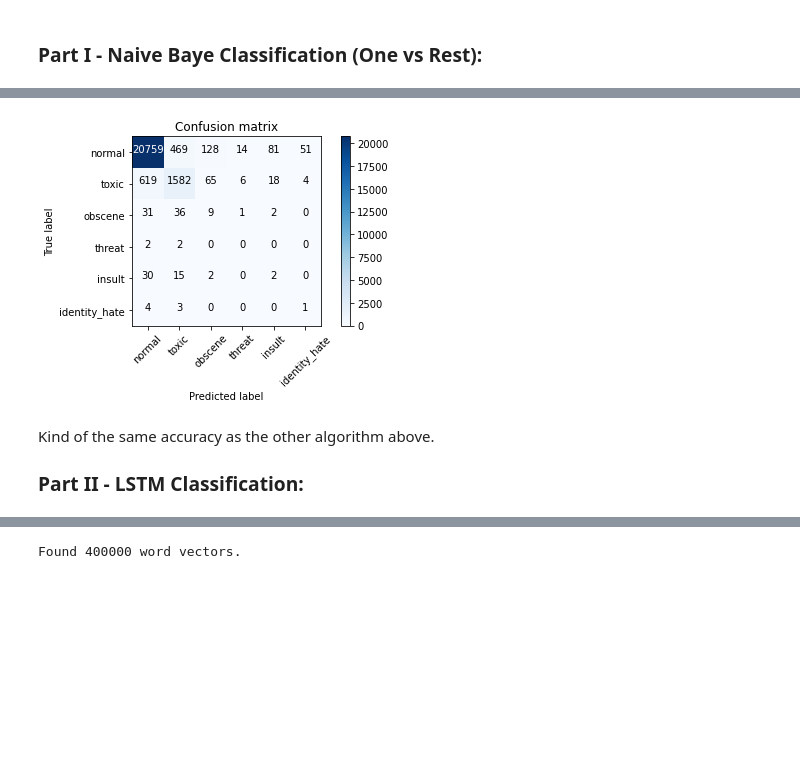
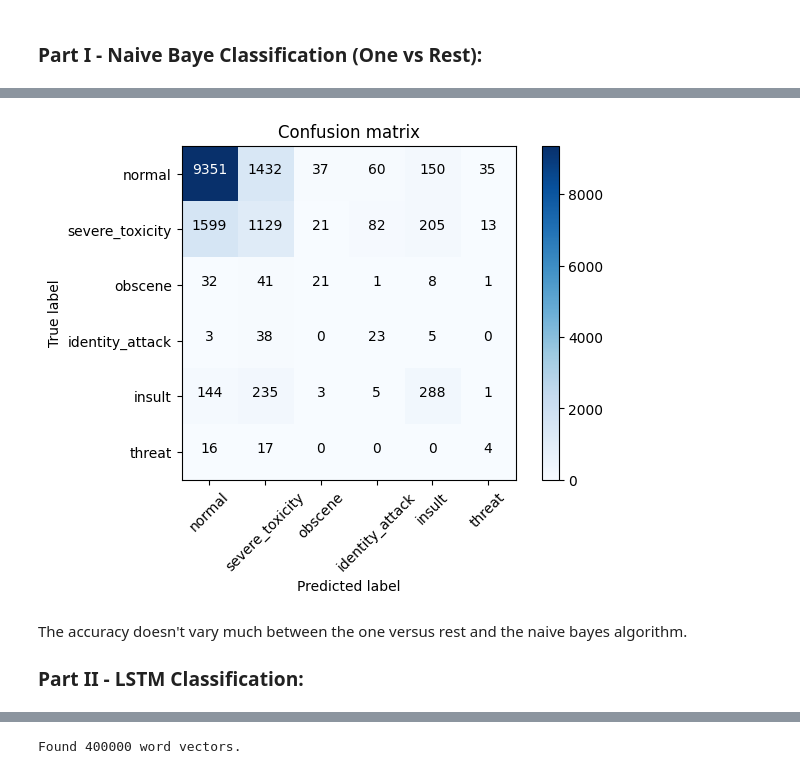
Before and after one commit to SerenaTetart/NLP_Classification, a Jupyter notebook: toxicComments.ipynb, the cells around one changed output, grey strips where cells are left out. Drawn from its saved outputs; the diff is of its cells as text; code cells hidden in the pictures; blank space fills up the shorter version.

```diff
--- a/toxicComments.ipynb
+++ b/toxicComments.ipynb
@@ -15,10 +53,23 @@ import matplotlib.pyplot as plt
 from nltk.stem import SnowballStemmer
 from sklearn.model_selection import train_test_split
 
-LIST_LABEL = ["toxic", "obscene", "threat", "insult", "identity_hate"]
-data = pd.read_csv(os.path.join("toxicComments.csv"))
-data['normal'] = (data.iloc[:, 2:].max(axis=1) == 0)
-data['label'] = (data.iloc[:, 2:] == 1).idxmax(1)
-data.drop(columns=['normal', 'severe_toxic'], inplace=True)
-data.head()
+LIST_LABEL = ["severe_toxicity", "obscene", "identity_attack", "insult", "threat"]
+data = pd.read_csv(os.path.join("train.csv"))
+
+data.drop(columns=['target', 'asian', 'atheist', 'bisexual',
+       'black', 'buddhist', 'christian', 'female', 'heterosexual', 'hindu',
+       'homosexual_gay_or_lesbian', 'intellectual_or_learning_disability',
+       'jewish', 'latino', 'male', 'muslim', 'other_disability',
+       'other_gender', 'other_race_or_ethnicity', 'other_religion',
+       'other_sexual_orientation', 'physical_disability',
+       'psychiatric_or_mental_illness', 'transgender', 'white', 'created_date',
+       'publication_id', 'parent_id', 'article_id', 'rating', 'funny', 'wow',
+       'sad', 'likes', 'disagree', 'sexual_explicit',
+       'identity_annotator_count', 'toxicity_annotator_count'], inplace=True)
+
+data = data.iloc[:100000,:]
+data['normal'] = (data.iloc[:, 2::].max(axis=1) == 0)
+data['label'] = (data.iloc[:, 2::] >= 0.5).idxmax(1)
+data.drop(columns=['normal'])
+data.info()
 # %% [output]
@@ -98,7 +158,7 @@ def NB_preprocessing_OneVSR(data):
     X = [NB_text_processing(txt) for txt in X]
     cv = CountVectorizer(max_features = 5000)
     X = cv.fit_transform(X).toarray()
-    Y = data[LIST_LABEL+['label']]
+    Y = data['label'].tolist()
 
     x_train, x_test, y_train, y_test = train_test_split(X,Y,test_size=0.15,train_size=0.85, stratify=data['label'].values)
     print('train len:', len(x_train))
@@ -108,8 +168,18 @@ def NB_preprocessing_OneVSR(data):
 
 def NB_Model_OneVSR(x_train, x_test, y_train, y_test, labelName):
     ''' Create a model based on Naive Bayes '''
-    Y = y_train[labelName].tolist()
-    Y2 = y_test[labelName].tolist()
+    Y = []
+    for i in range(len(y_train)):
+        if(y_train[i] == labelName):
+            Y.append(1)
+        else:
+            Y.append(0)
+    Y2 = []
+    for i in range(len(y_test)):
+        if(y_test[i] == labelName):
+            Y2.append(1)
+        else:
+            Y2.append(0)
     model = MultinomialNB()
     model.fit(x_train, Y)
 
@@ -141,7 +211,7 @@ def NB_Train_OneVSR(x_train, x_test, y_train, y_test):
         if(maxProba < 0.5): label = 'normal'
         pred.append(label)
 
-    cm = confusion_matrix(y_test['label'].tolist(), pred, labels=['normal']+LIST_LABEL)
+    cm = confusion_matrix(y_test, pred, labels=['normal']+LIST_LABEL)
     plot_confusion_matrix(cm, classes=['normal']+LIST_LABEL)
 
 x_train, x_test, y_train, y_test = NB_preprocessing_OneVSR(data)
@@ -172,24 +249,24 @@ The algorithm work only for normal and toxic comments with 96.54% and 74.24% acc
 # %%
 from sklearn.feature_extraction.text import CountVectorizer
 from sklearn.naive_bayes import MultinomialNB
 from sklearn.metrics import confusion_matrix
 
 def NB_Model(x_train, x_test, y_train, y_test):
     ''' Create a model based on Naive Bayes '''
     classifier = MultinomialNB()
     classifier.fit(x_train, y_train)
 
     y_pred = classifier.predict(x_test)
     cm = confusion_matrix(y_test, y_pred, labels=['normal']+LIST_LABEL)
     plot_confusion_matrix(cm, classes=['normal']+LIST_LABEL)
 
-NB_Model(x_train, x_test, y_train['label'].tolist(), y_test['label'].tolist())
+NB_Model(x_train, x_test, y_train, y_test)
 
 del x_train; del x_test; del y_train; del y_test
 # %% [output]
-[figure, old version]
+[figure, new version]
 # %% [markdown]
-Kind of the same accuracy as the other algorithm above.
+The accuracy doesn't vary much between the one versus rest and the naive bayes algorithm.
 
 <h3> Part II - LSTM Classification: </h3>
 # %%
```
Also changed, not shown: parts of 21 cells of this notebook.
